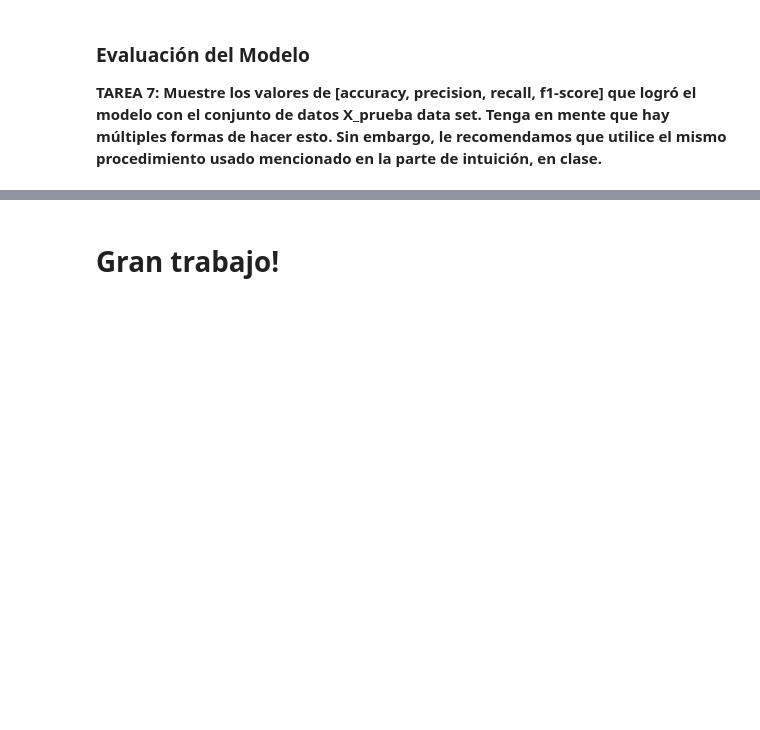
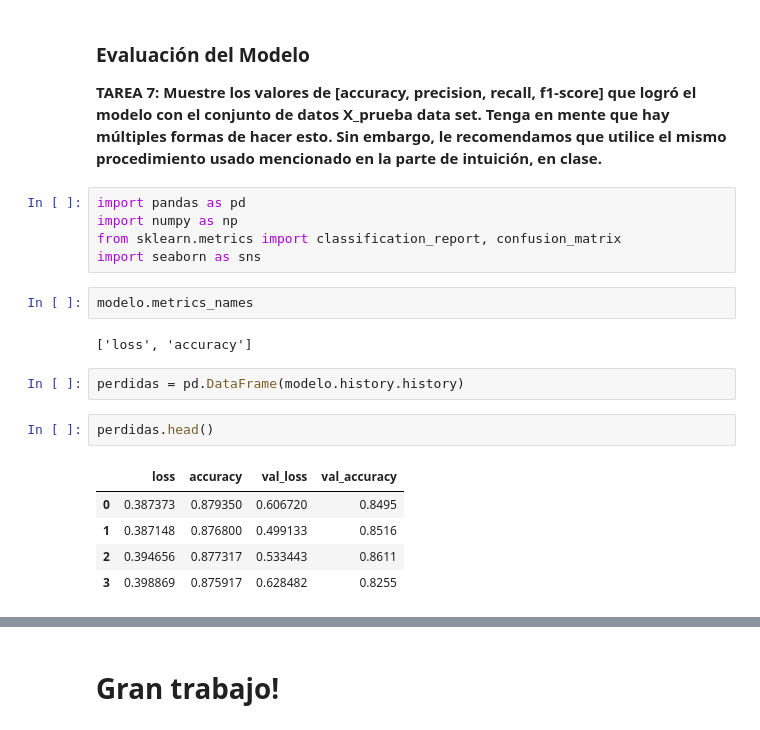
Before and after one commit to alegudiel/Lab4_DataScience, a Jupyter notebook: Laboratorio_4_CNN.ipynb, the cells around one changed output, grey strips where cells are left out. Saved outputs shown, nothing was run; the diff lists cells and outputs as text; blank space fills up the shorter version.

```diff
--- a/Laboratorio_4_CNN.ipynb
+++ b/Laboratorio_4_CNN.ipynb
@@ -150,3 +204,22 @@ modelo = Sequential()
 ### Evaluación del Modelo
 
 **TAREA 7: Muestre los valores de [accuracy, precision, recall, f1-score] que logró el modelo con el conjunto de datos X_prueba data set. Tenga en mente que hay múltiples formas de hacer esto.  Sin embargo, le recomendamos que utilice el mismo procedimiento usado mencionado en la parte de intuición, en clase.**
+# %%
+import pandas as pd
+import numpy as np
+from sklearn.metrics import classification_report, confusion_matrix
+import seaborn as sns
+# %%
+modelo.metrics_names
+# %% [output]
+['loss', 'accuracy']
+# %%
+perdidas = pd.DataFrame(modelo.history.history)
+# %%
+perdidas.head()
+# %% [output]
+|  | loss | accuracy | val_loss | val_accuracy |
+| 0 | 0.387373 | 0.879350 | 0.606720 | 0.8495 |
+| 1 | 0.387148 | 0.876800 | 0.499133 | 0.8516 |
+| 2 | 0.394656 | 0.877317 | 0.533443 | 0.8611 |
+| 3 | 0.398869 | 0.875917 | 0.628482 | 0.8255 |
```
Also changed, not shown: parts of 19 cells of this notebook.
